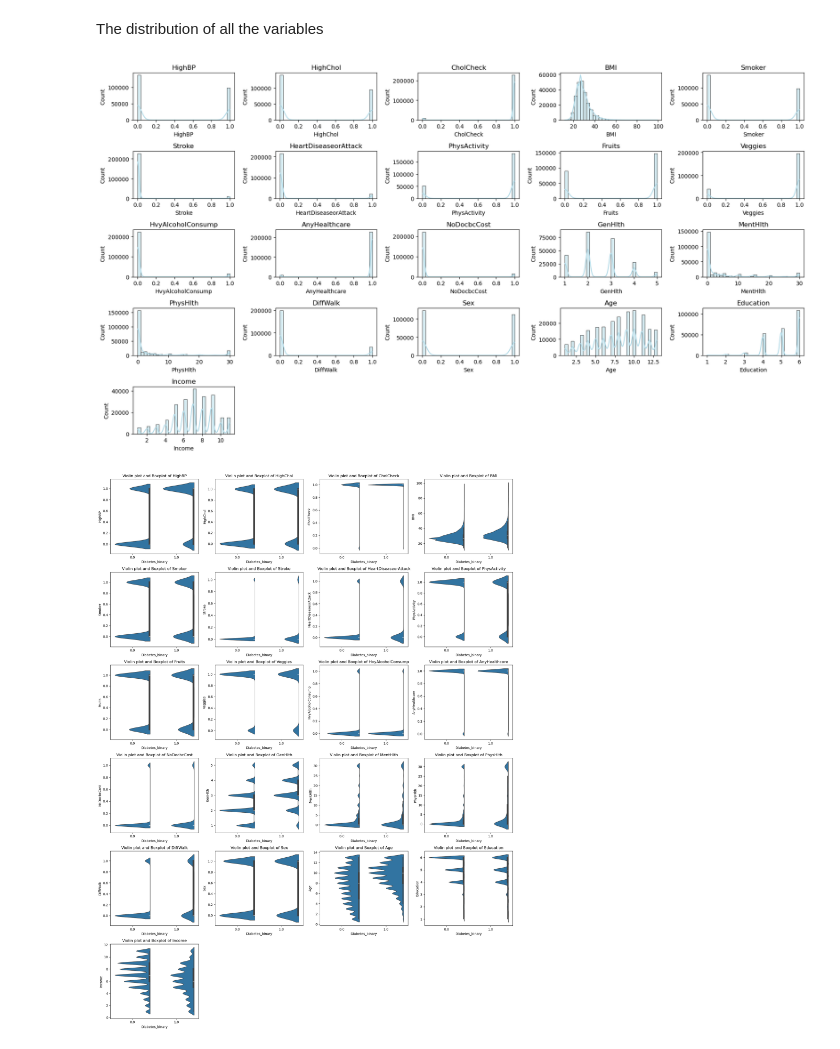
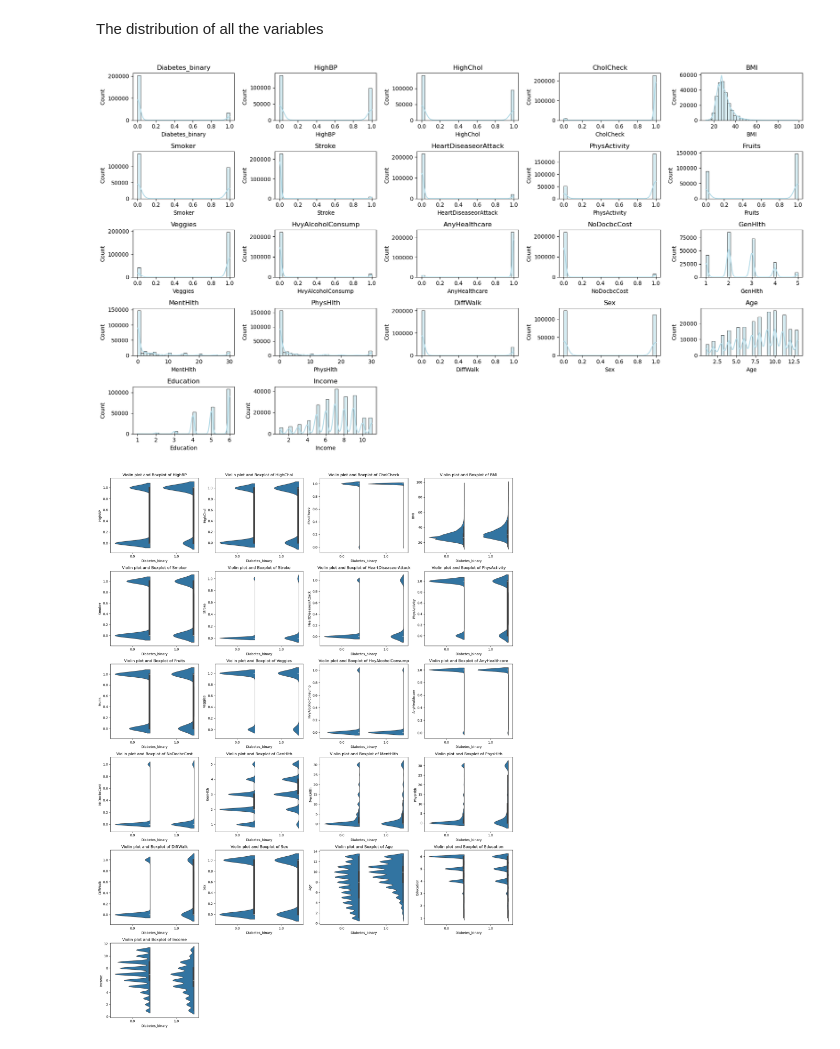
Before and after one commit to Rowen-Long/-LPZ-, a Jupyter notebook: preprocessing.ipynb, the cells around one changed output. Drawn from its saved outputs; the diff is of its cells as text; code cells hidden in the pictures.

```diff
--- a/preprocessing.ipynb
+++ b/preprocessing.ipynb
@@ -105,19 +105,19 @@ print(graph_by_variables.to_list())
 # %% [markdown]
 The distribution of all the variables
 # %%
-graph_by_variables_s = graph_by_variables[1:23]
+graph_by_variables_s = graph_by_variables[0:23]
 
 plt.figure(figsize=(18, 10))
 rows = 5
 cols = 5
 for i in range(0, len(graph_by_variables_s)):
     plt.subplot(rows, cols, i+1)
     sns.histplot(data[graph_by_variables_s[i]], kde=True, color="lightblue", bins=30)  # 使用histplot替代distplot
     plt.title(graph_by_variables_s[i])
 plt.tight_layout()
 plt.show()
 # %% [output]
-[figure, old version]
+[figure, new version]
 # %%
 import pandas as pd
 import numpy as np
```
